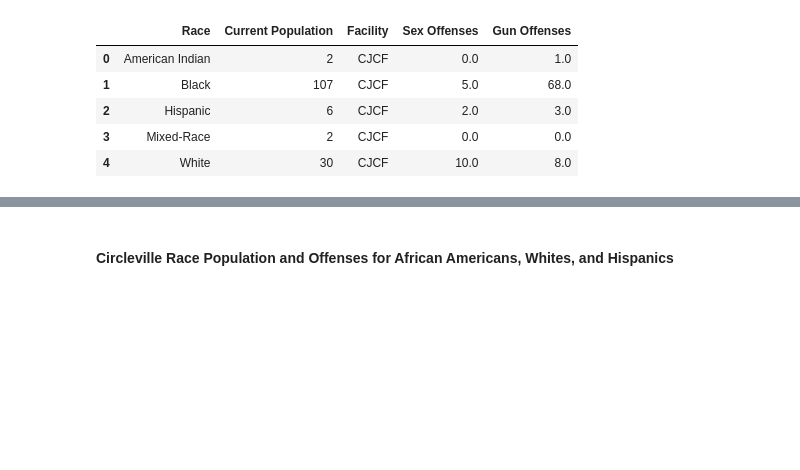
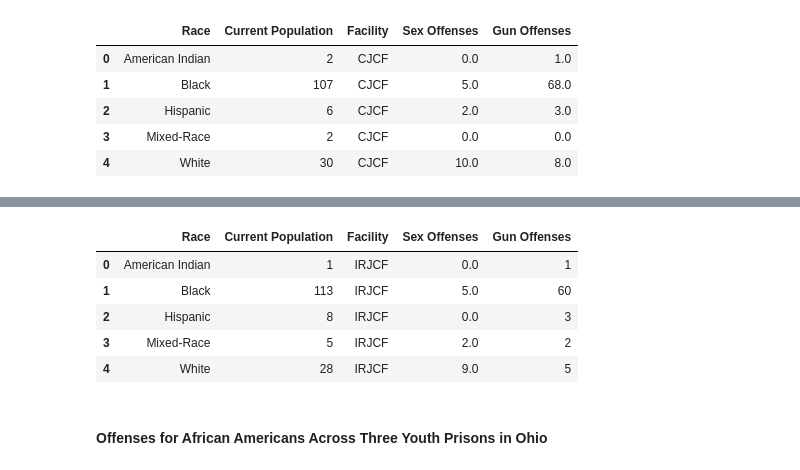
Before and after one commit to bianca-amoako/data_EMATfa24, a Jupyter notebook: Final Project/final_project_amoako.ipynb, the cells around one changed output, grey strips where cells are left out. Saved outputs shown, nothing was run; the diff lists cells and outputs as text; code cells hidden in the pictures; blank space fills up the shorter version.

```diff
--- a/Final Project/final_project_amoako.ipynb
+++ b/Final Project/final_project_amoako.ipynb
@@ -147,2 +163,22 @@ circle_sexoff_time_df'''
+# %%
+#Sexual offenses Indian River JCF
+tabula.convert_into("indian_sex_off_youth.pdf", "indian_sexoff_race.csv", output_format="csv", pages='1')
+indian_sexoff_df = pd.DataFrame(pd.read_csv("indian_sexoff_race.csv"))
+indian_sexoff_df = indian_sexoff_df.drop(3).rename(columns={"Current\rPopulation": "Sex Offenses"})
+#Gun offenses Indian River JCF
+tabula.convert_into("indian_gun_off_youth.pdf", "indian_gunoff_race.csv", output_format="csv", pages='1')
+indian_gunoff_df = pd.DataFrame(pd.read_csv("indian_gunoff_race.csv"))
+indian_gunoff_df = indian_gunoff_df.drop(5).rename(columns={"Current\rPopulation": "Gun Offenses"})
+
+indian_race_df = pd.merge(indian_race_df, indian_sexoff_df, how = "outer").merge(indian_gunoff_df, how = "outer")
+indian_race_df.fillna(0, inplace = True)
+indian_race_df
+# %% [output]
+|  | Race | Current Population | Facility | Sex Offenses | Gun Offenses |
+| 0 | American Indian | 1 | IRJCF | 0.0 | 1 |
+| 1 | Black | 113 | IRJCF | 5.0 | 60 |
+| 2 | Hispanic | 8 | IRJCF | 0.0 | 3 |
+| 3 | Mixed-Race | 5 | IRJCF | 2.0 | 2 |
+| 4 | White | 28 | IRJCF | 9.0 | 5 |
 # %% [markdown]
-#### Circleville Race Population and Offenses for African Americans, Whites, and Hispanics
+#### Offenses for African Americans Across Three Youth Prisons in Ohio
```
Also changed, not shown: parts of 9 cells of this notebook, 4 other files.
